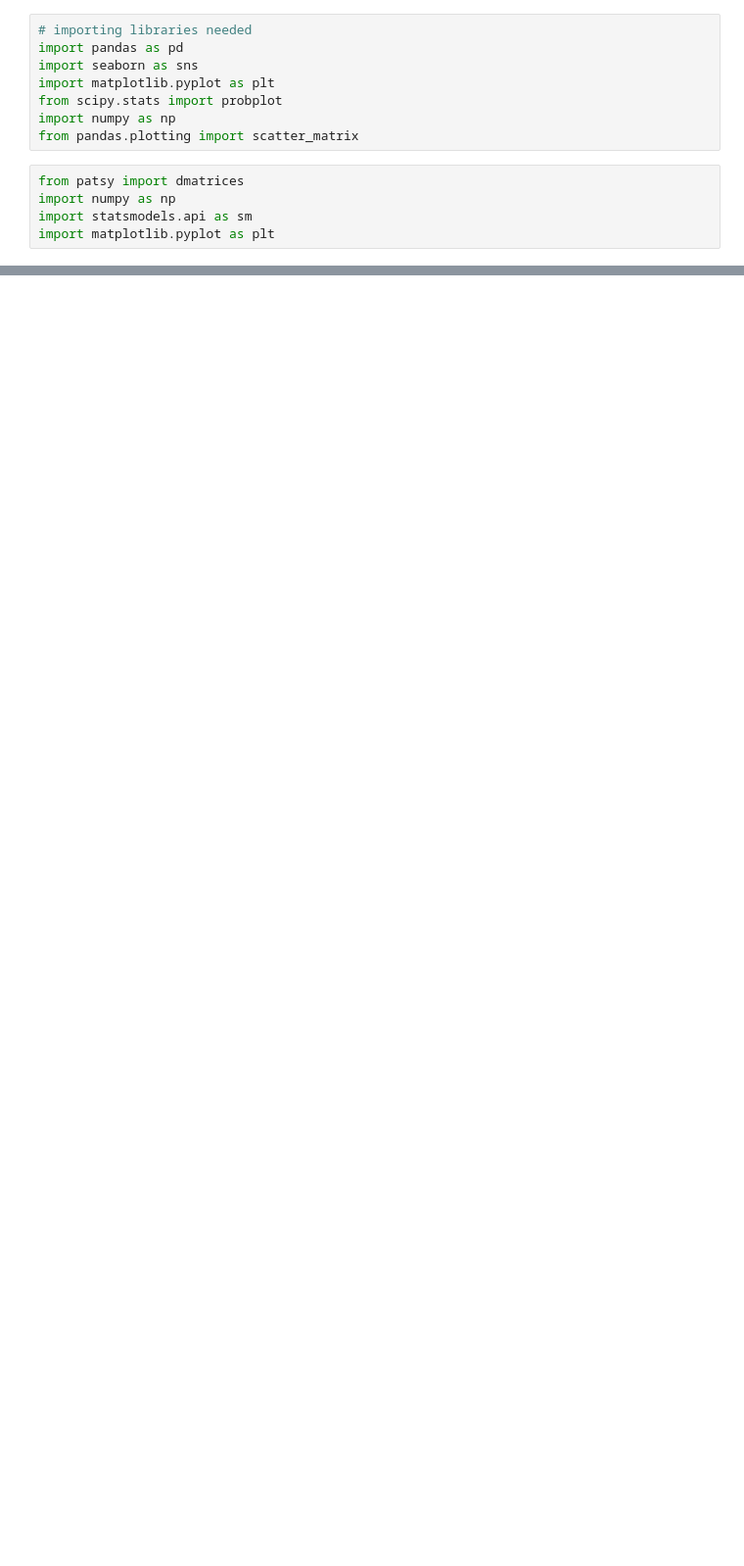
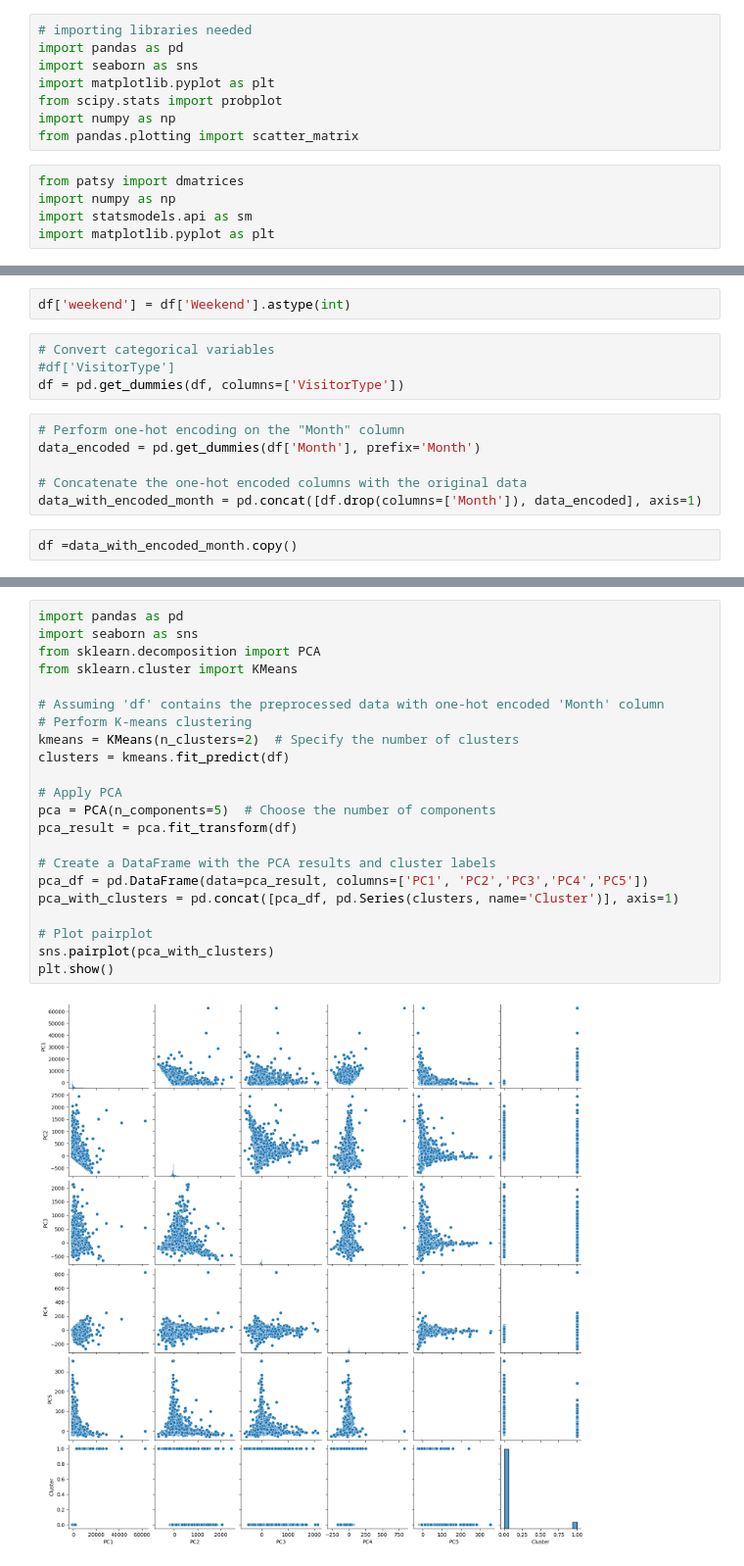
Before and after one commit to vidhika-git/DAV-6150, a Jupyter notebook: project2/Untitled.ipynb, the cells around one changed output, grey strips where cells are left out. Shown at 98% size. Cells and saved outputs as stored; diff of their text form; blank space fills up the shorter version.

```diff
--- a/project2/Untitled.ipynb
+++ b/project2/Untitled.ipynb
@@ -27,0 +173,14 @@ df.head(5)
+# %%
+df['weekend'] = df['Weekend'].astype(int)
+# %%
+# Convert categorical variables
+#df['VisitorType']
+df = pd.get_dummies(df, columns=['VisitorType'])
+# %%
+# Perform one-hot encoding on the "Month" column
+data_encoded = pd.get_dummies(df['Month'], prefix='Month')
+
+# Concatenate the one-hot encoded columns with the original data
+data_with_encoded_month = pd.concat([df.drop(columns=['Month']), data_encoded], axis=1)
+# %%
+df =data_with_encoded_month.copy()
@@ -27,0 +201,24 @@ df.head(5)
+# %%
+import pandas as pd
+import seaborn as sns
+from sklearn.decomposition import PCA
+from sklearn.cluster import KMeans
+
+# Assuming 'df' contains the preprocessed data with one-hot encoded 'Month' column
+# Perform K-means clustering
+kmeans = KMeans(n_clusters=2)  # Specify the number of clusters
+clusters = kmeans.fit_predict(df)
+
+# Apply PCA
+pca = PCA(n_components=5)  # Choose the number of components
+pca_result = pca.fit_transform(df)
+
+# Create a DataFrame with the PCA results and cluster labels
+pca_df = pd.DataFrame(data=pca_result, columns=['PC1', 'PC2','PC3','PC4','PC5'])
+pca_with_clusters = pd.concat([pca_df, pd.Series(clusters, name='Cluster')], axis=1)
+
+# Plot pairplot
+sns.pairplot(pca_with_clusters)
+plt.show()
+# %% [output]
+[figure, added]
```
Also changed, not shown: parts of 78 cells of this notebook.
